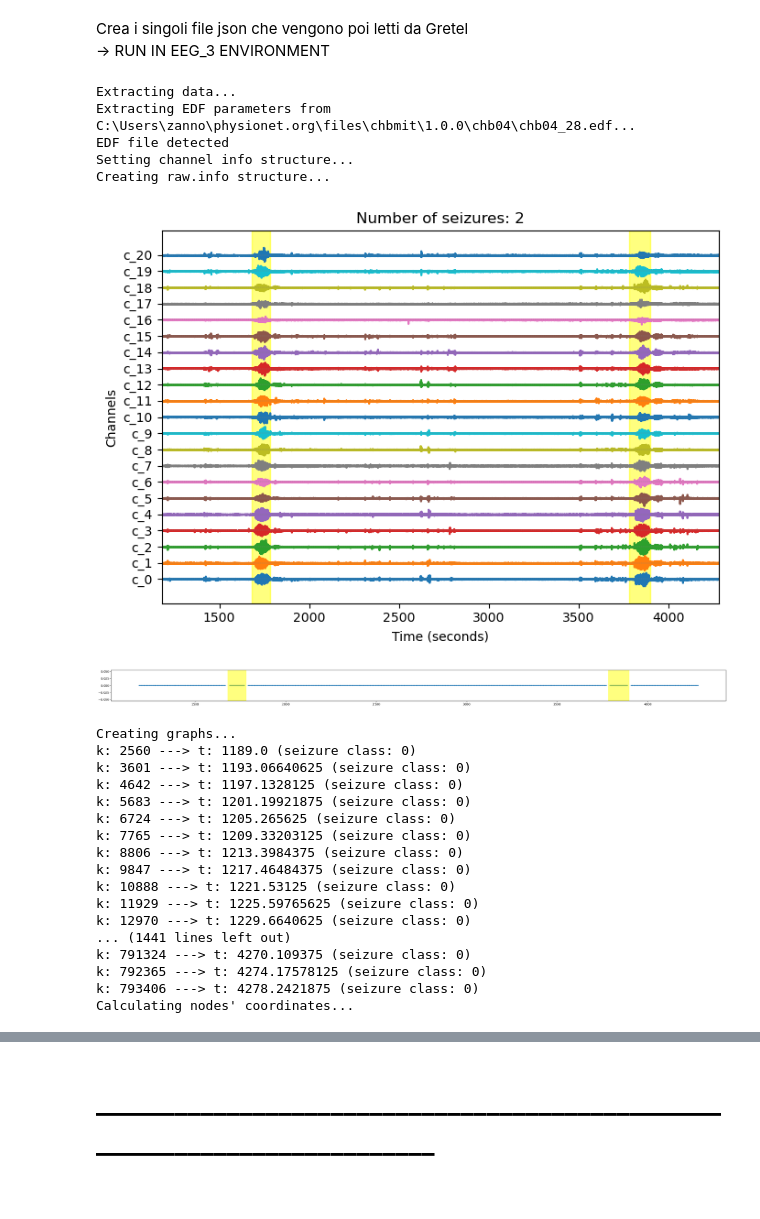
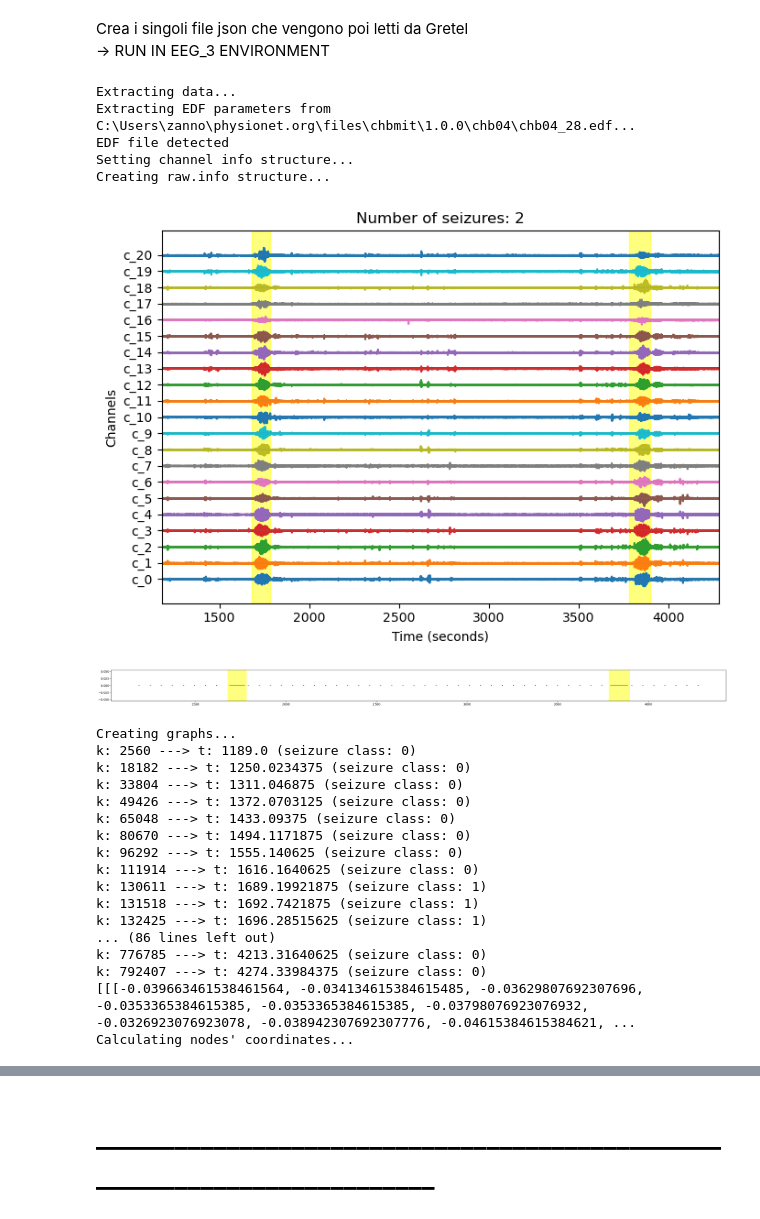
Before and after one commit to MartinaZan/CORTEX, a Jupyter notebook: 0 - EEG data.ipynb, the cells around one changed output, grey strips where cells are left out. Cells and saved outputs as stored; diff of their text form; code cells hidden in the pictures.

Commit message:
Node features

```diff
--- a/0 - EEG data.ipynb
+++ b/0 - EEG data.ipynb
@@ -10,48 +10,48 @@ patient_id = "chb04"
 record_id = "28"
 # %%
 # Create patient
-patient = Patient(FilePatient(root_folder, patient_id, record_id), num_points=750)
+patient = Patient(FilePatient(root_folder, patient_id, record_id), num_points=750, num_node_features=3)
 
 # Extract data
 print('Extracting data...')
 patient.extract_seizure_info()      # Extracting seizure information
 patient.load_data()                 # Loading EEG data
 patient.plot_signals()              # Plotting the signals with seizures highlighted
 
 # Compute indices
 patient.compute_indices()           # Performing sliding window correlation
 patient.plot_indices()              # I can also do patient.plot_indices(xlim=(600,900))
 
 # Create graph
 print('Creating graphs...')
 export_data_to_GRETEL(patient)      # Create graphs for GRETEL
 
 print('Calculating nodes\' coordinates...')
 export_coordinates(patient)         # Export coordinates
 # %% [output]
 Extracting data...
 Extracting EDF parameters from C:\Users\zanno\physionet.org\files\chbmit\1.0.0\chb04\chb04_28.edf...
 EDF file detected
 Setting channel info structure...
 Creating raw.info structure...
 [figure]
-[figure, old version]
+[figure, new version]
 Creating graphs...
 k: 2560 ---> t: 1189.0 (seizure class: 0)
-k: 3601 ---> t: 1193.06640625 (seizure class: 0)
-k: 4642 ---> t: 1197.1328125 (seizure class: 0)
-k: 5683 ---> t: 1201.19921875 (seizure class: 0)
-k: 6724 ---> t: 1205.265625 (seizure class: 0)
-k: 7765 ---> t: 1209.33203125 (seizure class: 0)
-k: 8806 ---> t: 1213.3984375 (seizure class: 0)
-k: 9847 ---> t: 1217.46484375 (seizure class: 0)
-k: 10888 ---> t: 1221.53125 (seizure class: 0)
-k: 11929 ---> t: 1225.59765625 (seizure class: 0)
-k: 12970 ---> t: 1229.6640625 (seizure class: 0)
-... (1441 lines left out)
-k: 791324 ---> t: 4270.109375 (seizure class: 0)
-k: 792365 ---> t: 4274.17578125 (seizure class: 0)
-k: 793406 ---> t: 4278.2421875 (seizure class: 0)
+k: 18182 ---> t: 1250.0234375 (seizure class: 0)
+k: 33804 ---> t: 1311.046875 (seizure class: 0)
+k: 49426 ---> t: 1372.0703125 (seizure class: 0)
+k: 65048 ---> t: 1433.09375 (seizure class: 0)
+k: 80670 ---> t: 1494.1171875 (seizure class: 0)
+k: 96292 ---> t: 1555.140625 (seizure class: 0)
+k: 111914 ---> t: 1616.1640625 (seizure class: 0)
+k: 130611 ---> t: 1689.19921875 (seizure class: 1)
+k: 131518 ---> t: 1692.7421875 (seizure class: 1)
+k: 132425 ---> t: 1696.28515625 (seizure class: 1)
+... (86 lines left out)
+k: 776785 ---> t: 4213.31640625 (seizure class: 0)
+k: 792407 ---> t: 4274.33984375 (seizure class: 0)
+[[[-0.039663461538461564, -0.034134615384615485, -0.03629807692307696, -0.0353365384615385, -0.0353365384615385, -0.03798076923076932, -0.0326923076923078, -0.038942307692307776, -0.04615384615384621, ...
 Calculating nodes' coordinates...
 [figure]
 # %% [markdown]
```
Also changed, not shown: parts of 4 cells of this notebook, 52 other files.
